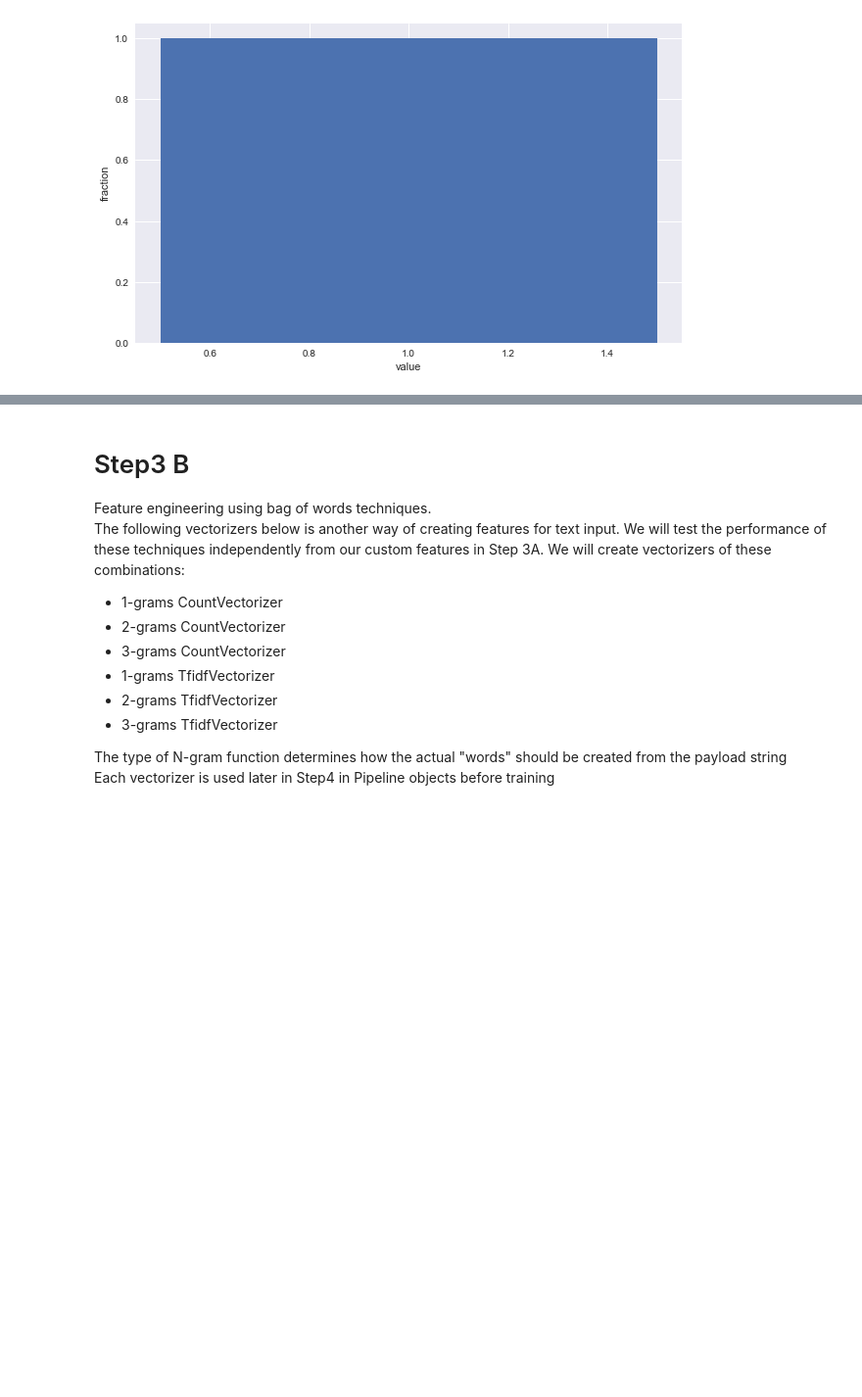
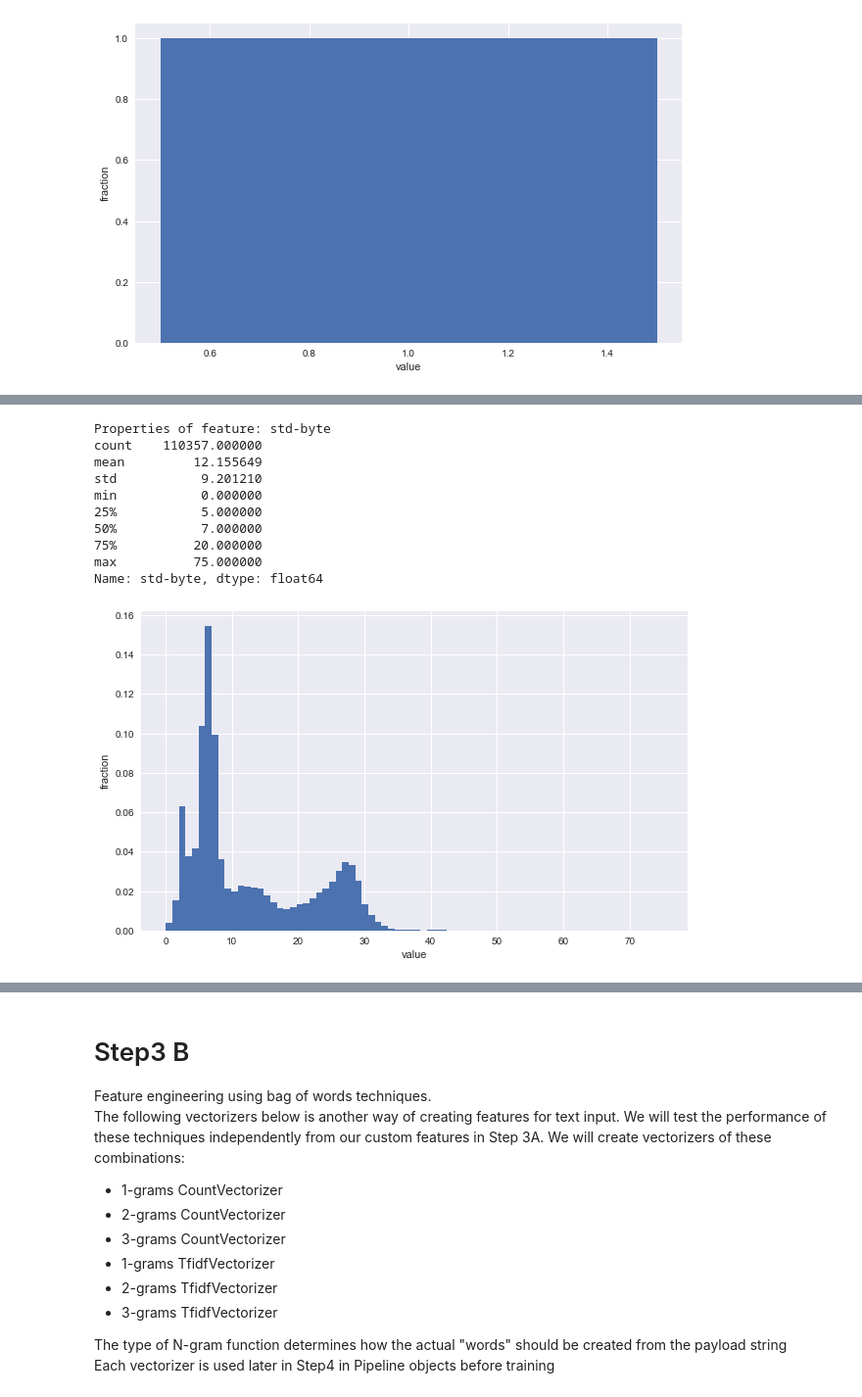
Before and after one commit to grananqvist/Machine-Learning-Web-Application-Firewall-and-Dataset, a Jupyter notebook: Data_analysis.ipynb, the cells around one changed output, grey strips where cells are left out. Shown at 98% size. Drawn from its saved outputs; the diff is of its cells as text; code cells hidden in the pictures; blank space fills up the shorter version.

```diff
--- a/Data_analysis.ipynb
+++ b/Data_analysis.ipynb
@@ -237,0 +308,15 @@ Name: max-byte, dtype: float64
+# %%
+def create_feature_std_byte_value(payloads):
+    '''
+    Feature
+    Standard deviation byte value in payload
+    '''
+
+    payloads['std-byte'] = [ np.std(bytearray(str(row), 'utf8')) for row in payloads['payload']]
+    return payloads
+
+create_feature_std_byte_value(payloads)
+display(payloads.head())
+
+plot_feature_distribution(payloads['std-byte'].astype(int))
+# %% [output]
@@ -238,3 +330,14 @@ Name: max-byte, dtype: float64
+Properties of feature: std-byte
+count    110357.000000
+mean         12.155649
+std           9.201210
+min           0.000000
+25%           5.000000
+50%           7.000000
+75%          20.000000
+max          75.000000
+Name: std-byte, dtype: float64
+[figure, added]
 # %%
 def create_feature_distinct_bytes(payloads):
     '''
```
Also changed, not shown: parts of 15 cells of this notebook, 2 other files.
